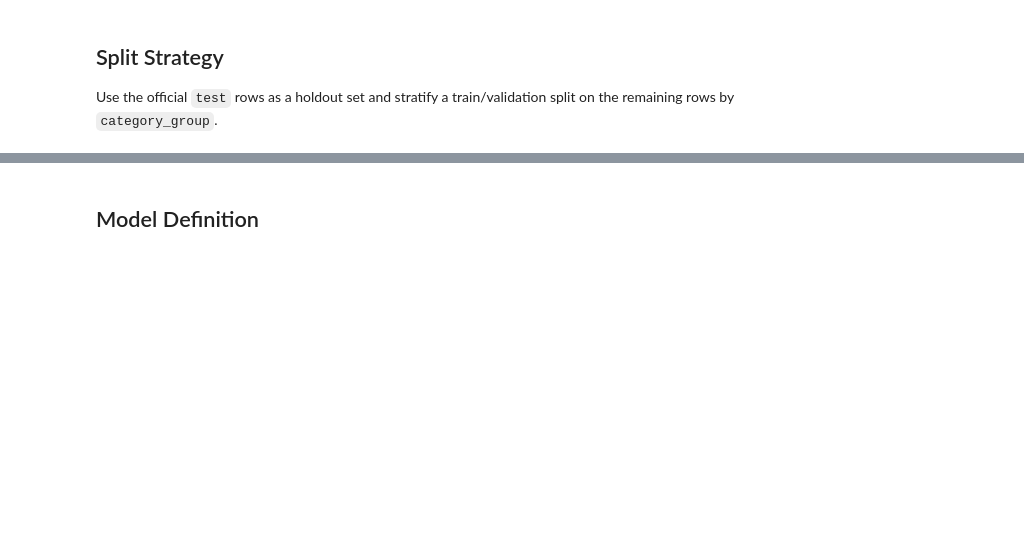
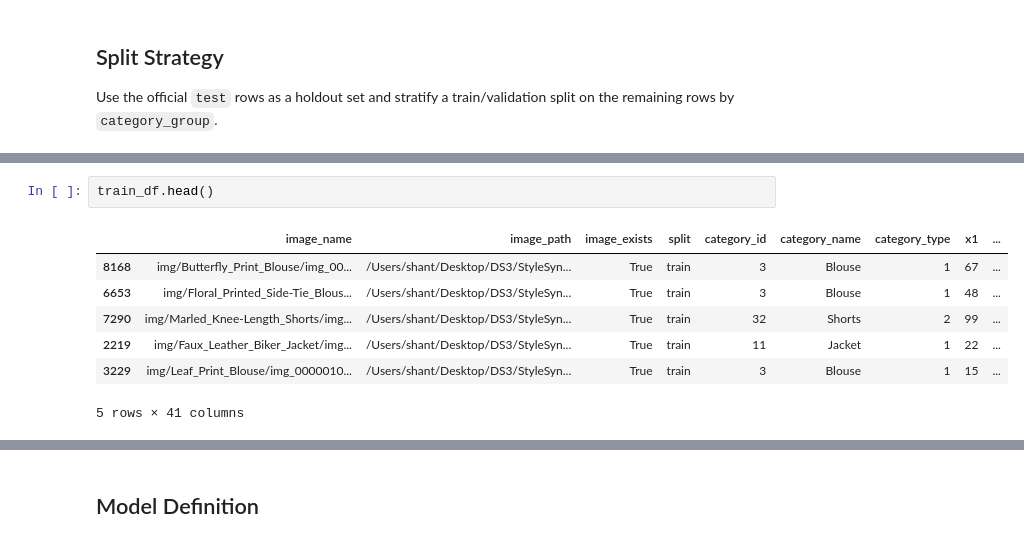
Before and after one commit to manasamaddi1/StyleSync, a Jupyter notebook: DeepFashion/attribute_modeling/model_b_v1/model_b_v1_training.ipynb, the cells around one changed output, grey strips where cells are left out. Drawn from its saved outputs; the diff is of its cells as text; blank space fills up the shorter version.

```diff
--- a/DeepFashion/attribute_modeling/model_b_v1/model_b_v1_training.ipynb
+++ b/DeepFashion/attribute_modeling/model_b_v1/model_b_v1_training.ipynb
@@ -215,3 +311,13 @@ pd.DataFrame({
+# %%
+train_df.head()
+# %% [output]
+|  | image_name | image_path | image_exists | split | category_id | category_name | category_type | x1 | ... |
+| 8168 | img/Butterfly_Print_Blouse/img_00... | /Users/shant/Desktop/DS3/StyleSyn... | True | train | 3 | Blouse | 1 | 67 | ... |
+| 6653 | img/Floral_Printed_Side-Tie_Blous... | /Users/shant/Desktop/DS3/StyleSyn... | True | train | 3 | Blouse | 1 | 48 | ... |
+| 7290 | img/Marled_Knee-Length_Shorts/img... | /Users/shant/Desktop/DS3/StyleSyn... | True | train | 32 | Shorts | 2 | 99 | ... |
+| 2219 | img/Faux_Leather_Biker_Jacket/img... | /Users/shant/Desktop/DS3/StyleSyn... | True | train | 11 | Jacket | 1 | 22 | ... |
+| 3229 | img/Leaf_Print_Blouse/img_0000010... | /Users/shant/Desktop/DS3/StyleSyn... | True | train | 3 | Blouse | 1 | 15 | ... |
+5 rows × 41 columns
 # %%
 def build_train_transform(image_size=224, resize_size=256):
     # Train-time augmentation is intentionally moderate so garment details stay recognizable.
```
Also changed, not shown: parts of 16 cells of this notebook.
